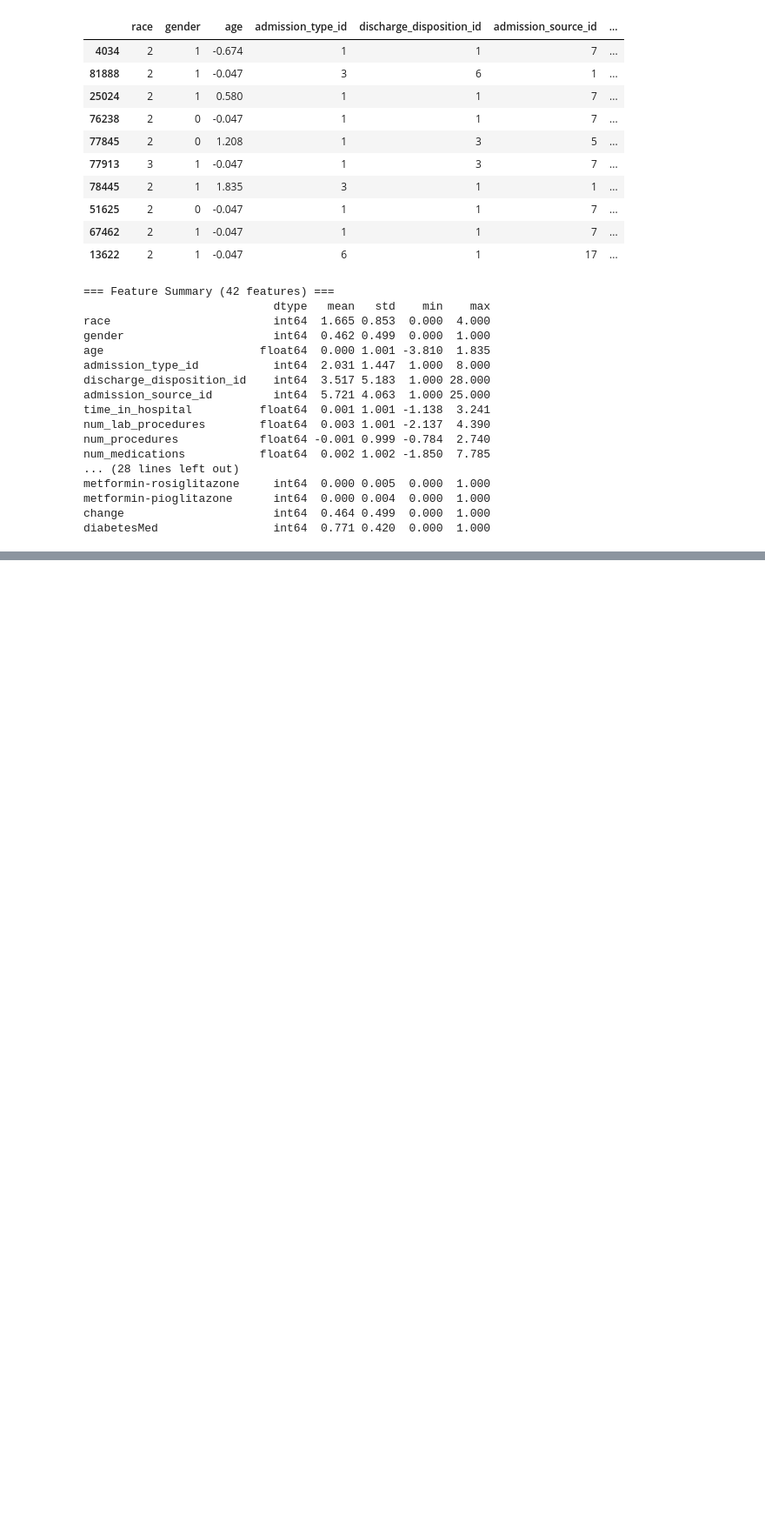
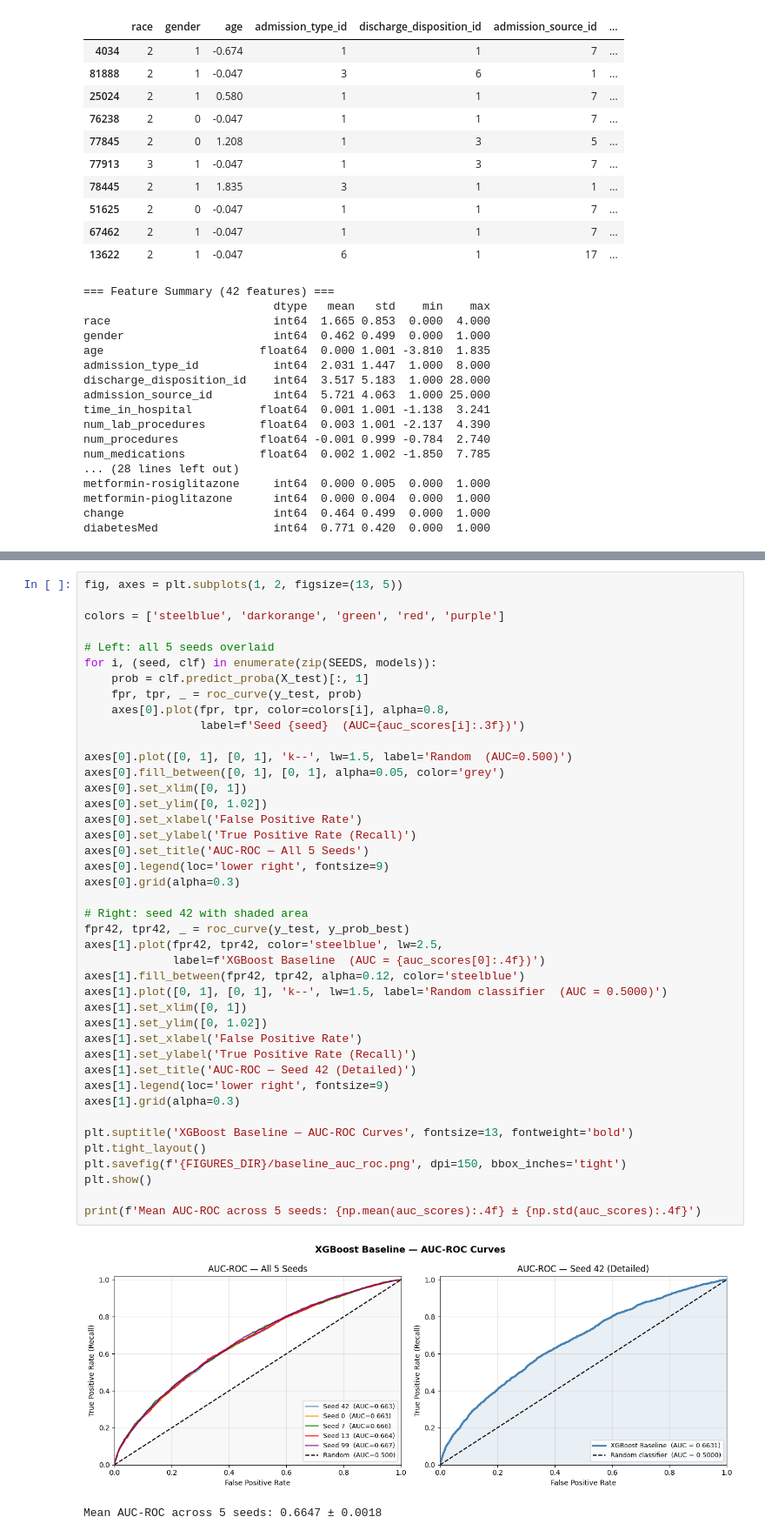
Before and after one commit to Simi-Shrivastava11/tabddpm-hospital-readmission-prediction, a Jupyter notebook: notebook/main.ipynb, the cells around one changed output, grey strips where cells are left out. Shown at 87% size. Cells and saved outputs as stored; diff of their text form; blank space fills up the shorter version.

```diff
--- a/notebook/main.ipynb
+++ b/notebook/main.ipynb
@@ -526,0 +708,45 @@ diabetesMed                 int64  0.771 0.420  0.000  1.000
+# %%
+fig, axes = plt.subplots(1, 2, figsize=(13, 5))
+
+colors = ['steelblue', 'darkorange', 'green', 'red', 'purple']
+
+# Left: all 5 seeds overlaid
+for i, (seed, clf) in enumerate(zip(SEEDS, models)):
+    prob = clf.predict_proba(X_test)[:, 1]
+    fpr, tpr, _ = roc_curve(y_test, prob)
+    axes[0].plot(fpr, tpr, color=colors[i], alpha=0.8,
+                 label=f'Seed {seed}  (AUC={auc_scores[i]:.3f})')
+
+axes[0].plot([0, 1], [0, 1], 'k--', lw=1.5, label='Random  (AUC=0.500)')
+axes[0].fill_between([0, 1], [0, 1], alpha=0.05, color='grey')
+axes[0].set_xlim([0, 1])
+axes[0].set_ylim([0, 1.02])
+axes[0].set_xlabel('False Positive Rate')
+axes[0].set_ylabel('True Positive Rate (Recall)')
+axes[0].set_title('AUC-ROC — All 5 Seeds')
+axes[0].legend(loc='lower right', fontsize=9)
+axes[0].grid(alpha=0.3)
+
+# Right: seed 42 with shaded area
+fpr42, tpr42, _ = roc_curve(y_test, y_prob_best)
+axes[1].plot(fpr42, tpr42, color='steelblue', lw=2.5,
+             label=f'XGBoost Baseline  (AUC = {auc_scores[0]:.4f})')
+axes[1].fill_between(fpr42, tpr42, alpha=0.12, color='steelblue')
+axes[1].plot([0, 1], [0, 1], 'k--', lw=1.5, label='Random classifier  (AUC = 0.5000)')
+axes[1].set_xlim([0, 1])
+axes[1].set_ylim([0, 1.02])
+axes[1].set_xlabel('False Positive Rate')
+axes[1].set_ylabel('True Positive Rate (Recall)')
+axes[1].set_title('AUC-ROC — Seed 42 (Detailed)')
+axes[1].legend(loc='lower right', fontsize=9)
+axes[1].grid(alpha=0.3)
+
+plt.suptitle('XGBoost Baseline — AUC-ROC Curves', fontsize=13, fontweight='bold')
+plt.tight_layout()
+plt.savefig(f'{FIGURES_DIR}/baseline_auc_roc.png', dpi=150, bbox_inches='tight')
+plt.show()
+
+print(f'Mean AUC-ROC across 5 seeds: {np.mean(auc_scores):.4f} ± {np.std(auc_scores):.4f}')
+# %% [output]
+[figure, added]
+Mean AUC-ROC across 5 seeds: 0.6647 ± 0.0018
```
Also changed, not shown: parts of 9 cells of this notebook.
